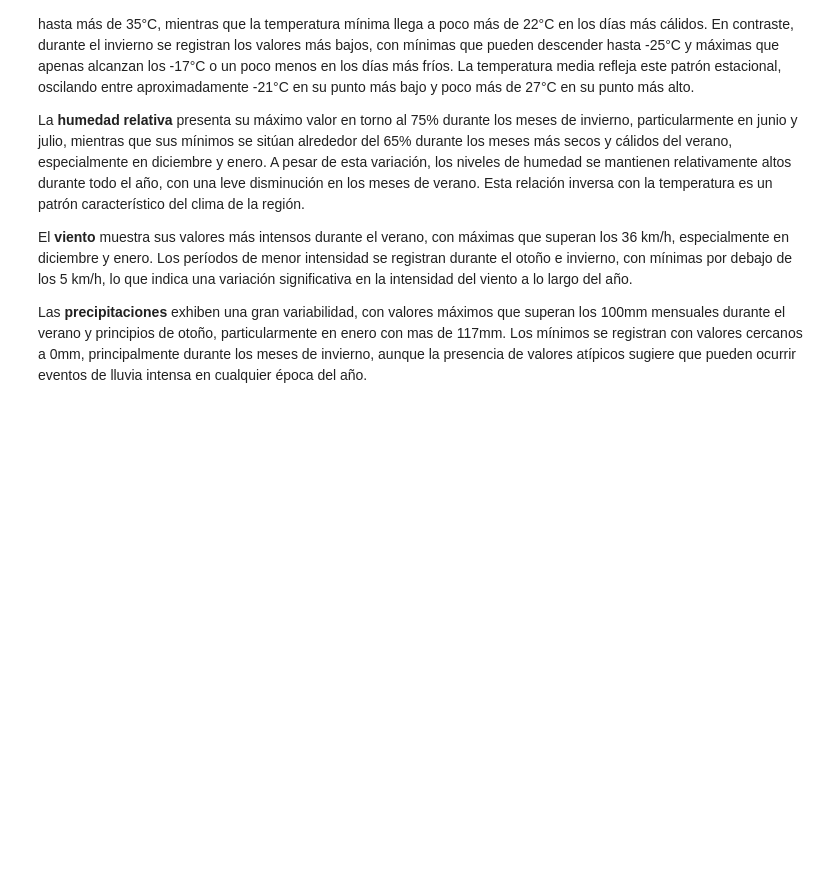
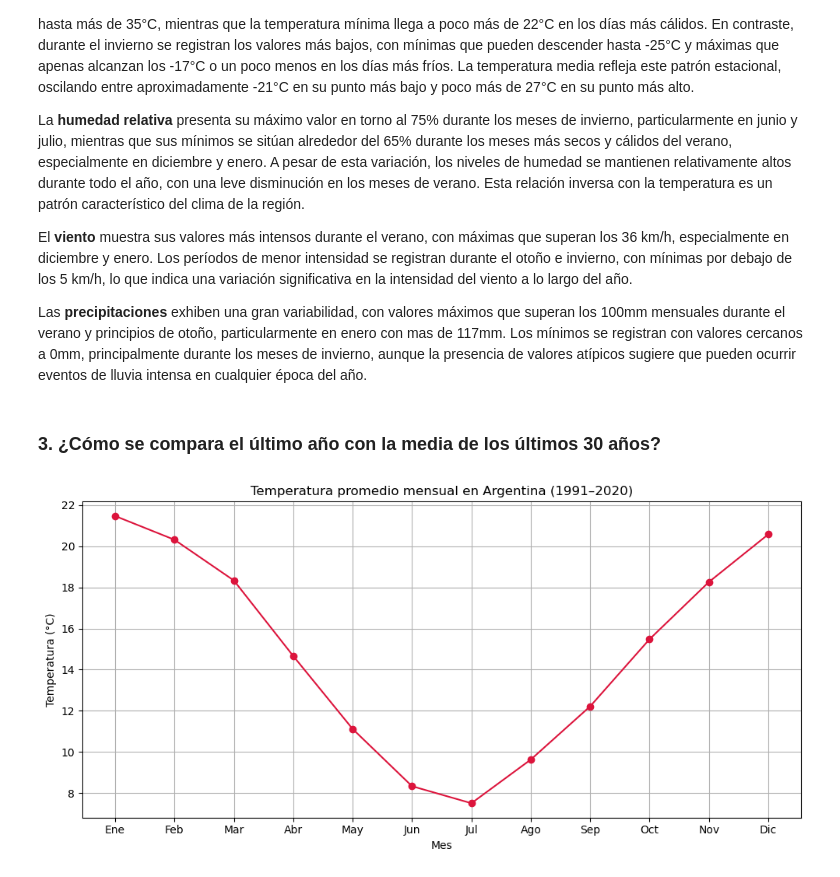
Before and after one commit to Mati279/Analisis-de-Datos---TPs, a Jupyter notebook: TP1/Borrador.ipynb, the cells around one changed output. Drawn from its saved outputs; the diff is of its cells as text; code cells hidden in the pictures; blank space fills up the shorter version.

Commit message:
Analisis_Temperaturas

```diff
--- a/TP1/Borrador.ipynb
+++ b/TP1/Borrador.ipynb
@@ -712,3 +766,27 @@ La **humedad relativa** presenta su máximo valor en torno al 75% durante los me
 El **viento** muestra sus valores más intensos durante el verano, con máximas que superan los 36 km/h, especialmente en diciembre y enero. Los períodos de menor intensidad se registran durante el otoño e invierno, con mínimas por debajo de los 5 km/h, lo que indica una variación significativa en la intensidad del viento a lo largo del año.
 
 Las **precipitaciones** exhiben una gran variabilidad, con valores máximos que superan los 100mm mensuales durante el verano y principios de otoño, particularmente en enero con mas de 117mm. Los mínimos se registran con valores cercanos a 0mm, principalmente durante los meses de invierno, aunque la presencia de valores atípicos sugiere que pueden ocurrir eventos de lluvia intensa en cualquier época del año.
+# %% [markdown]
+### 3. ¿Cómo se compara el último año con la media de los últimos 30 años?
+# %%
+# Filtramos la variable de temperatura promedio mensual
+df_temp = df_91_20.groupby('Mes', observed=True)['Temperatura'].mean()
+
+# Definimos los nombres de los meses
+meses = ['Ene', 'Feb', 'Mar', 'Abr', 'May', 'Jun',
+         'Jul', 'Ago', 'Sep', 'Oct', 'Nov', 'Dic']
+
+# Reordenamos la serie para que los meses estén en orden correcto
+df_temp = df_temp.reindex(meses)
+
+# Graficamos la temperatura promedio mensual
+plt.figure(figsize=(10, 5))
+plt.plot(meses, df_temp.values, marker='o', color='crimson')
+plt.title("Temperatura promedio mensual en Argentina (1991–2020)")
+plt.xlabel("Mes")
+plt.ylabel("Temperatura (°C)")
+plt.grid(True)
+plt.tight_layout()
+plt.show()
+# %% [output]
+[figure, added]
```
Also changed, not shown: parts of 21 cells of this notebook.
